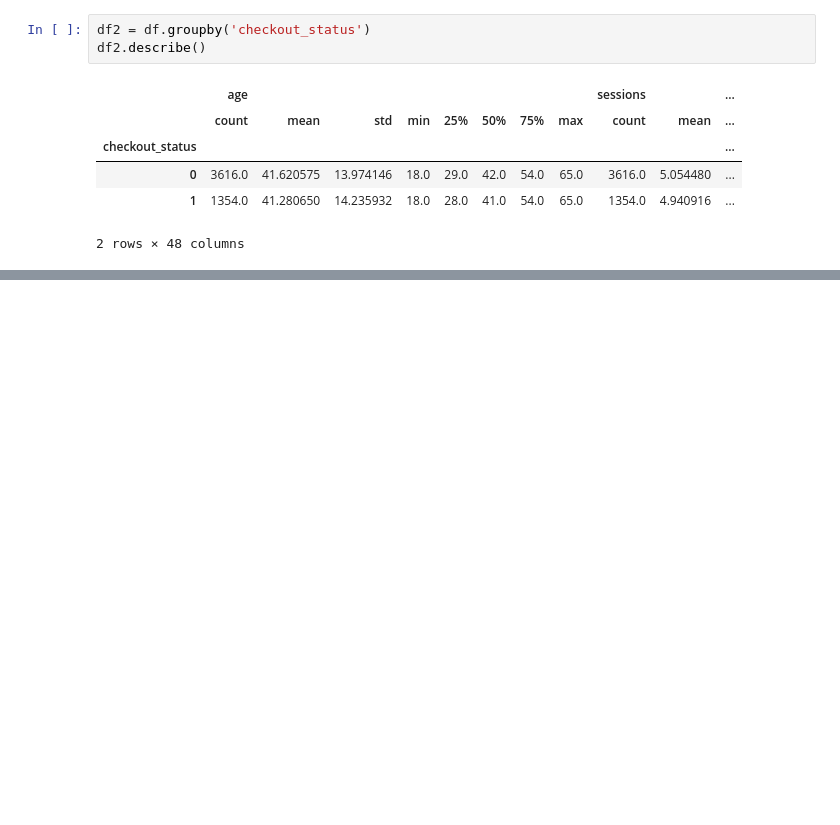
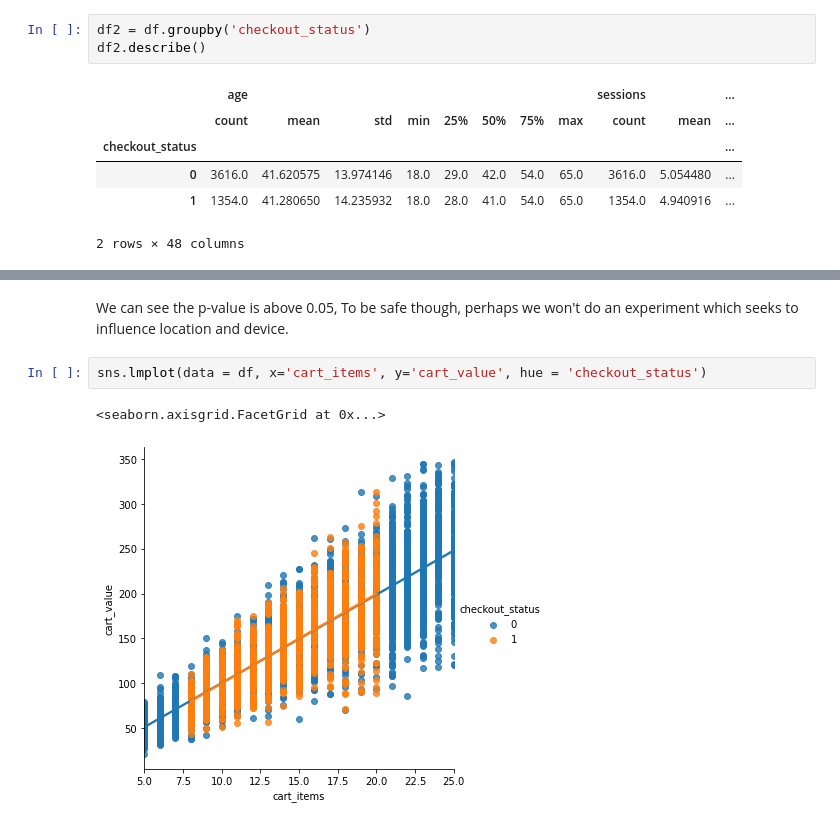
Before and after one commit to leningschulich/schulich_data_science, a Jupyter notebook: midterm.ipynb, the cells around one changed output, grey strips where cells are left out. Cells and saved outputs as stored; diff of their text form; blank space fills up the shorter version.

```diff
--- a/midterm.ipynb
+++ b/midterm.ipynb
@@ -237,0 +268,7 @@ df2.describe()
+# %% [markdown]
+We can see the p-value is above 0.05, To be safe though, perhaps we won't do an experiment which seeks to influence location and device.
+# %%
+sns.lmplot(data = df, x='cart_items', y='cart_value', hue = 'checkout_status')
+# %% [output]
+<seaborn.axisgrid.FacetGrid at 0x...>
+[figure, added]
```
Also changed, not shown: parts of 27 cells of this notebook.
